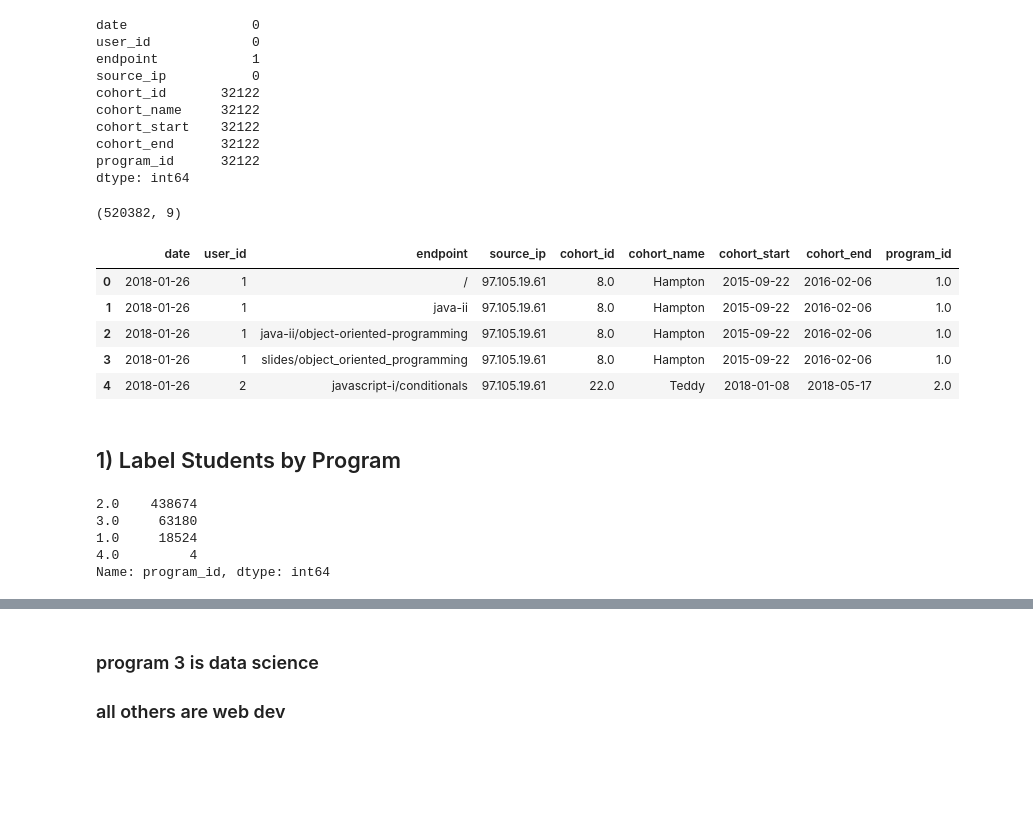
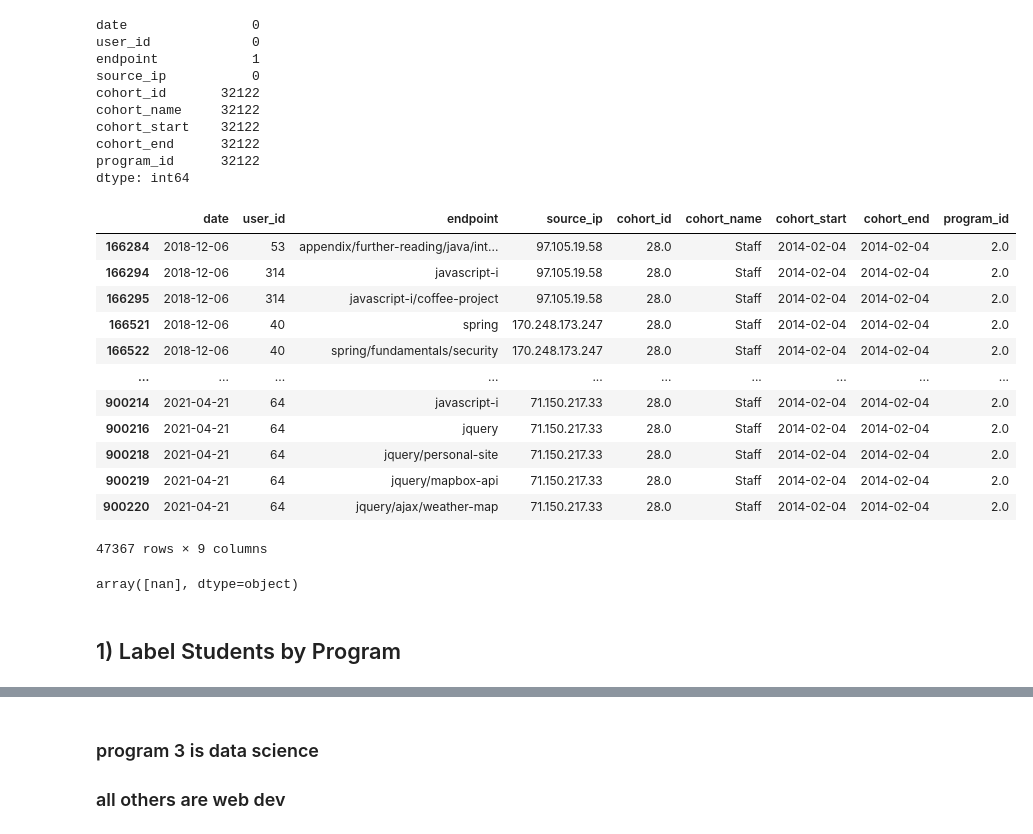
Before and after one commit to kanieladenis/anomoly_detection_exercises, a Jupyter notebook: time_series_anomaly_detection.ipynb, the cells around one changed output, grey strips where cells are left out. Cells and saved outputs as stored; diff of their text form; code cells hidden in the pictures; blank space fills up the shorter version.

Commit message:
updated time series anomaly detection, added clustering anomaly detection

```diff
--- a/time_series_anomaly_detection.ipynb
+++ b/time_series_anomaly_detection.ipynb
@@ -27,6 +27,7 @@ import env
 url = f'mysql+pymysql://{env.user}:{env.password}@{env.host}/curriculum_logs'
 sql = '''
     SELECT logs.date,
+    logs.time,
     logs.user_id,
     logs.path as endpoint,
     logs.ip as source_ip,
@@ -96,32 +97,37 @@ cohort_start    32122
 cohort_end      32122
 program_id      32122
 dtype: int64
+# %%
+df[df.cohort_name=='Staff']
+# %% [output]
+|  | date | user_id | endpoint | source_ip | cohort_id | cohort_name | cohort_start | cohort_end | program_id |
+| 166284 | 2018-12-06 | 53 | appendix/further-reading/java/int... | 97.105.19.58 | 28.0 | Staff | 2014-02-04 | 2014-02-04 | 2.0 |
+| 166294 | 2018-12-06 | 314 | javascript-i | 97.105.19.58 | 28.0 | Staff | 2014-02-04 | 2014-02-04 | 2.0 |
+| 166295 | 2018-12-06 | 314 | javascript-i/coffee-project | 97.105.19.58 | 28.0 | Staff | 2014-02-04 | 2014-02-04 | 2.0 |
+| 166521 | 2018-12-06 | 40 | spring | 170.248.173.247 | 28.0 | Staff | 2014-02-04 | 2014-02-04 | 2.0 |
+| 166522 | 2018-12-06 | 40 | spring/fundamentals/security | 170.248.173.247 | 28.0 | Staff | 2014-02-04 | 2014-02-04 | 2.0 |
+| ... | ... | ... | ... | ... | ... | ... | ... | ... | ... |
+| 900214 | 2021-04-21 | 64 | javascript-i | 71.150.217.33 | 28.0 | Staff | 2014-02-04 | 2014-02-04 | 2.0 |
+| 900216 | 2021-04-21 | 64 | jquery | 71.150.217.33 | 28.0 | Staff | 2014-02-04 | 2014-02-04 | 2.0 |
+| 900218 | 2021-04-21 | 64 | jquery/personal-site | 71.150.217.33 | 28.0 | Staff | 2014-02-04 | 2014-02-04 | 2.0 |
+| 900219 | 2021-04-21 | 64 | jquery/mapbox-api | 71.150.217.33 | 28.0 | Staff | 2014-02-04 | 2014-02-04 | 2.0 |
+| 900220 | 2021-04-21 | 64 | jquery/ajax/weather-map | 71.150.217.33 | 28.0 | Staff | 2014-02-04 | 2014-02-04 | 2.0 |
+47367 rows × 9 columns
+# %%
+df[df.isna()].cohort_name.unique()
+# %% [output]
+array([nan], dtype=object)
 # %%
 # drop nulls for now
 df = df.dropna()
 df.shape
-# %% [output]
-(520382, 9)
 # %%
 df.head()
-# %% [output]
-|  | date | user_id | endpoint | source_ip | cohort_id | cohort_name | cohort_start | cohort_end | program_id |
-| 0 | 2018-01-26 | 1 | / | 97.105.19.61 | 8.0 | Hampton | 2015-09-22 | 2016-02-06 | 1.0 |
-| 1 | 2018-01-26 | 1 | java-ii | 97.105.19.61 | 8.0 | Hampton | 2015-09-22 | 2016-02-06 | 1.0 |
-| 2 | 2018-01-26 | 1 | java-ii/object-oriented-programming | 97.105.19.61 | 8.0 | Hampton | 2015-09-22 | 2016-02-06 | 1.0 |
-| 3 | 2018-01-26 | 1 | slides/object_oriented_programming | 97.105.19.61 | 8.0 | Hampton | 2015-09-22 | 2016-02-06 | 1.0 |
-| 4 | 2018-01-26 | 2 | javascript-i/conditionals | 97.105.19.61 | 22.0 | Teddy | 2018-01-08 | 2018-05-17 | 2.0 |
 # %% [markdown]
 ## 1) Label Students by Program
 # %%
 # how many program are there?
 df.program_id.value_counts()
-# %% [output]
-2.0    438674
-3.0     63180
-1.0     18524
-4.0         4
-Name: program_id, dtype: int64
 # %%
 # look at program 2 since it's the largest
 list(df[df.program_id==2].cohort_name.unique())
```
Also changed, not shown: parts of 63 cells of this notebook, 1 other file.
